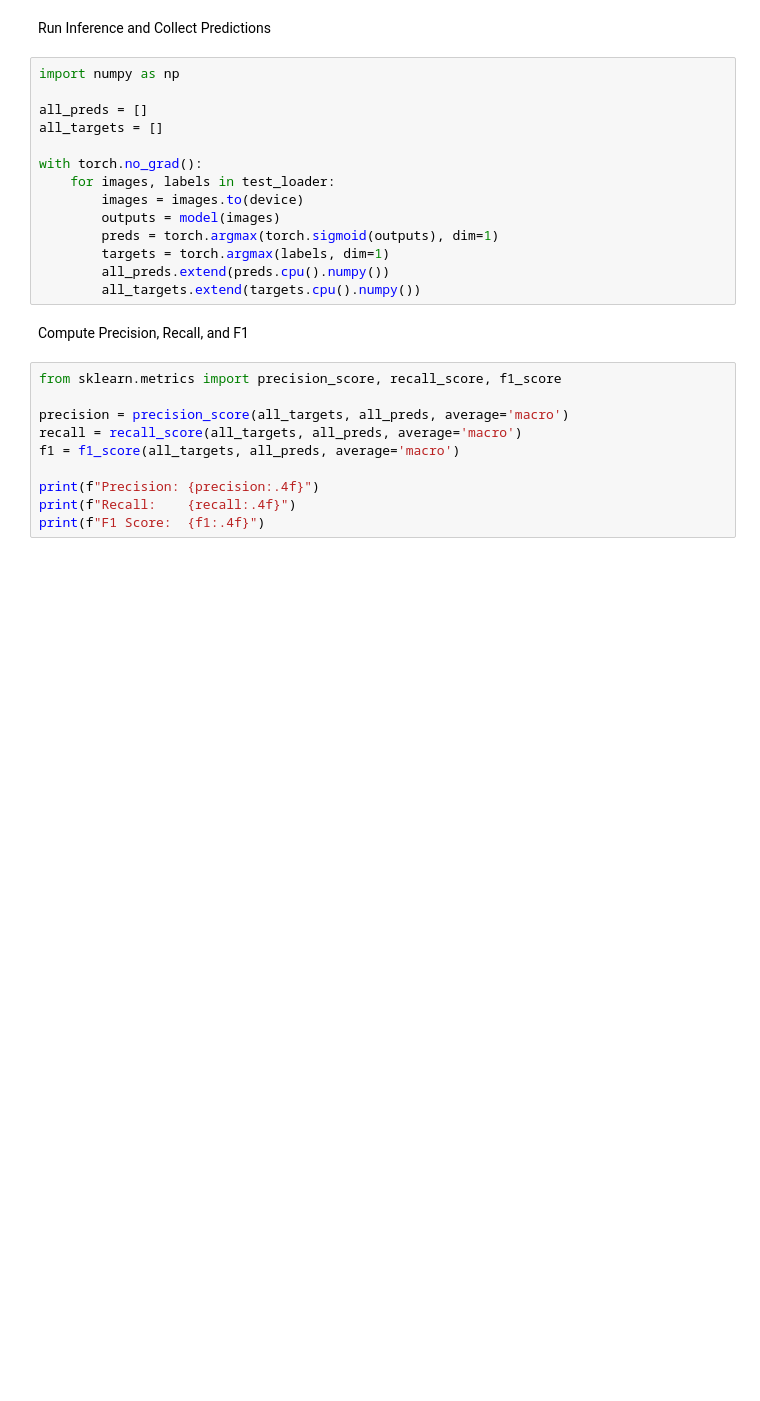
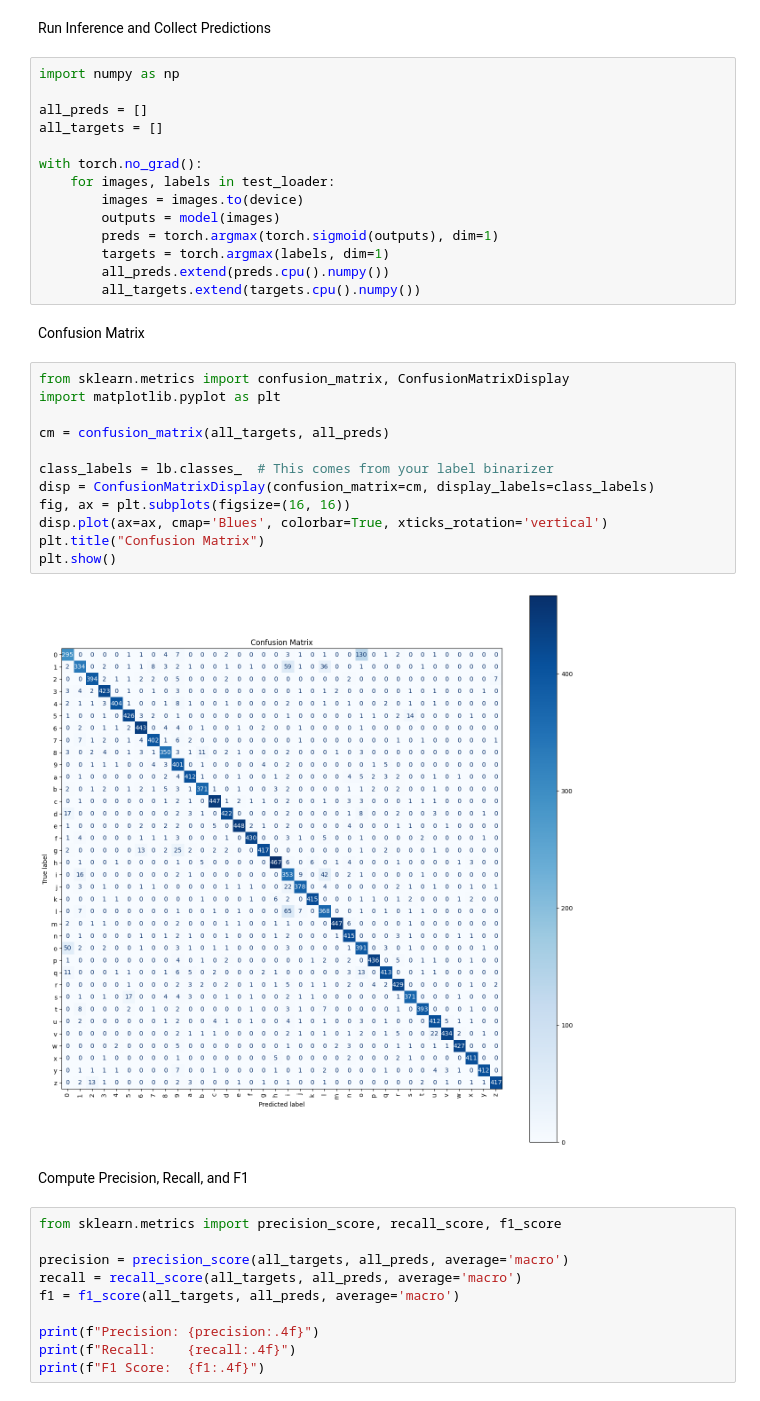
Before and after one commit to arkobrat/var-captcha, a Jupyter notebook: evaluator.ipynb, the cells around one changed output. Saved outputs shown, nothing was run; the diff lists cells and outputs as text; blank space fills up the shorter version.

Commit message:
Add confusion matrix

```diff
--- a/evaluator.ipynb
+++ b/evaluator.ipynb
@@ -77,6 +77,22 @@ with torch.no_grad():
         targets = torch.argmax(labels, dim=1)
         all_preds.extend(preds.cpu().numpy())
         all_targets.extend(targets.cpu().numpy())
+# %% [markdown]
+Confusion Matrix
+# %%
+from sklearn.metrics import confusion_matrix, ConfusionMatrixDisplay
+import matplotlib.pyplot as plt
+
+cm = confusion_matrix(all_targets, all_preds)
+
+class_labels = lb.classes_  # This comes from your label binarizer
+disp = ConfusionMatrixDisplay(confusion_matrix=cm, display_labels=class_labels)
+fig, ax = plt.subplots(figsize=(16, 16))
+disp.plot(ax=ax, cmap='Blues', colorbar=True, xticks_rotation='vertical')
+plt.title("Confusion Matrix")
+plt.show()
+# %% [output]
+[figure, added]
 # %% [markdown]
 Compute Precision, Recall, and F1
 # %%
```
